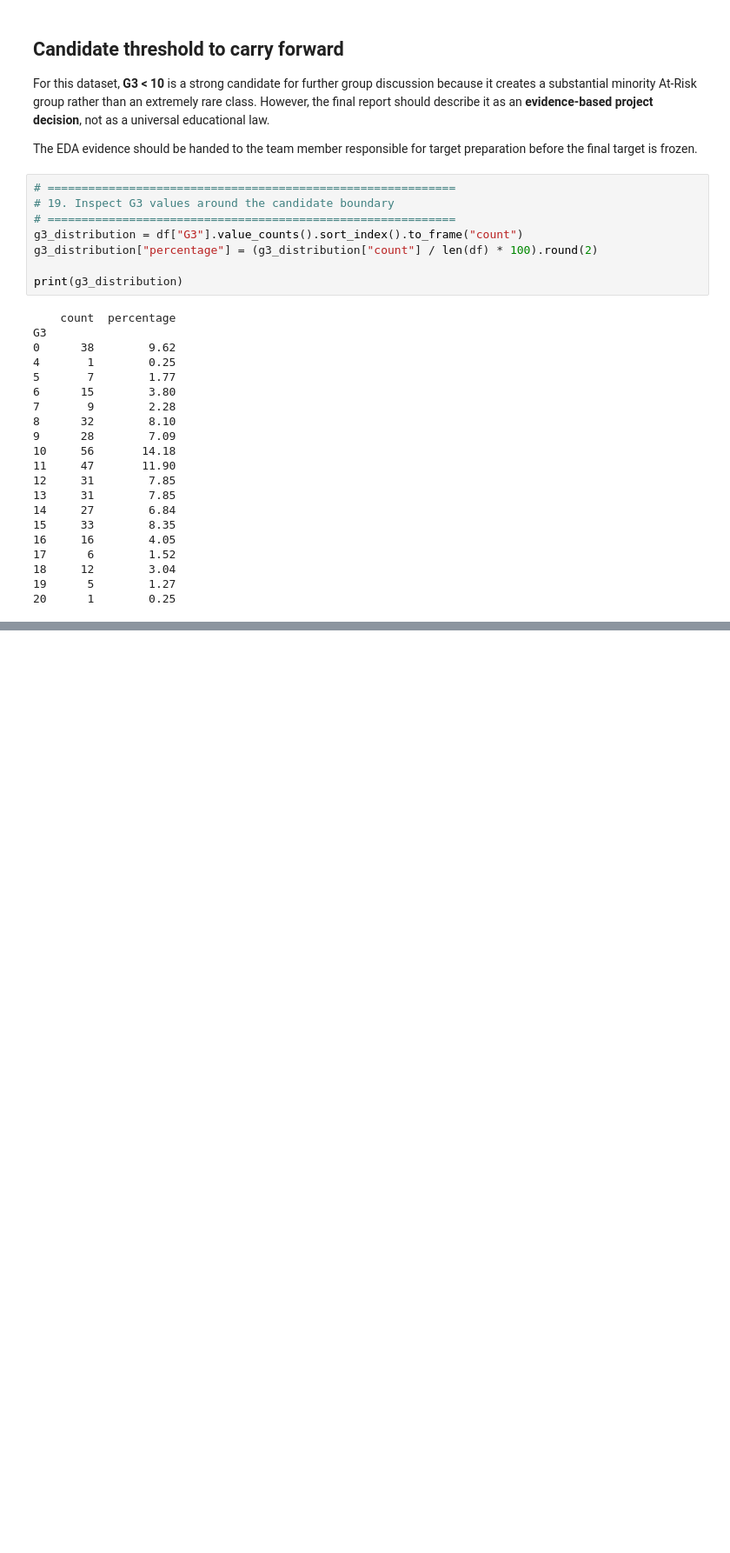
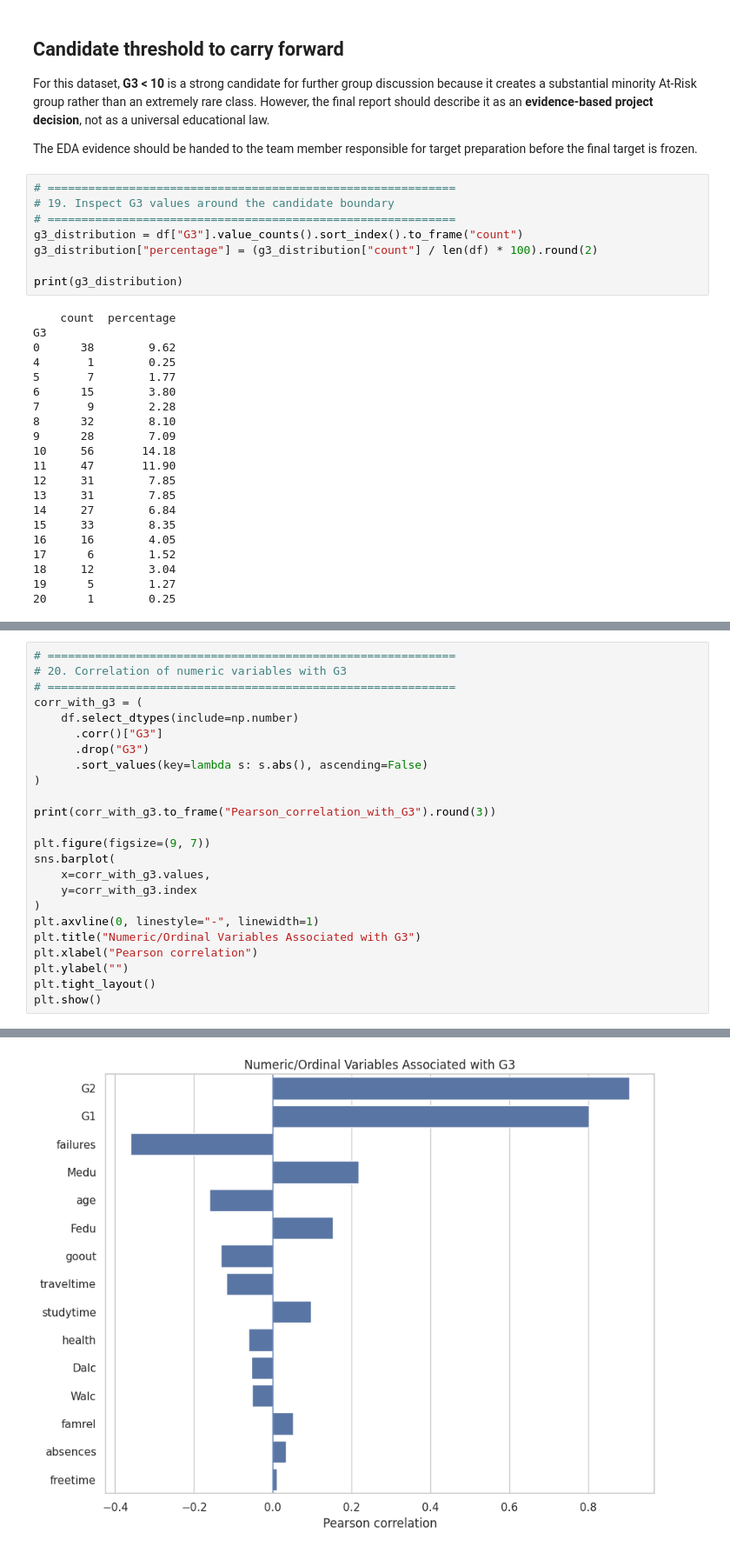
Before and after one commit to dealwisca-dot/Early-Identification-of-At-Risk-Students, a Jupyter notebook: EDA.ipynb, the cells around one changed output, grey strips where cells are left out. Shown at 87% size. Drawn from its saved outputs; the diff is of its cells as text; blank space fills up the shorter version.

Commit message:
feat(eda): add Section 8 - bivariate analysis of numerical predictors against final grade G3

```diff
--- a/EDA.ipynb
+++ b/EDA.ipynb
@@ -647,0 +654,25 @@ G3
+# %%
+# ============================================================
+# 20. Correlation of numeric variables with G3
+# ============================================================
+corr_with_g3 = (
+    df.select_dtypes(include=np.number)
+      .corr()["G3"]
+      .drop("G3")
+      .sort_values(key=lambda s: s.abs(), ascending=False)
+)
+
+print(corr_with_g3.to_frame("Pearson_correlation_with_G3").round(3))
+
+plt.figure(figsize=(9, 7))
+sns.barplot(
+    x=corr_with_g3.values,
+    y=corr_with_g3.index
+)
+plt.axvline(0, linestyle="-", linewidth=1)
+plt.title("Numeric/Ordinal Variables Associated with G3")
+plt.xlabel("Pearson correlation")
+plt.ylabel("")
+plt.tight_layout()
+plt.show()
+# %% [output]
@@ -647,0 +695 @@ G3
+[figure, added]
```
Also changed, not shown: parts of 4 cells of this notebook.
